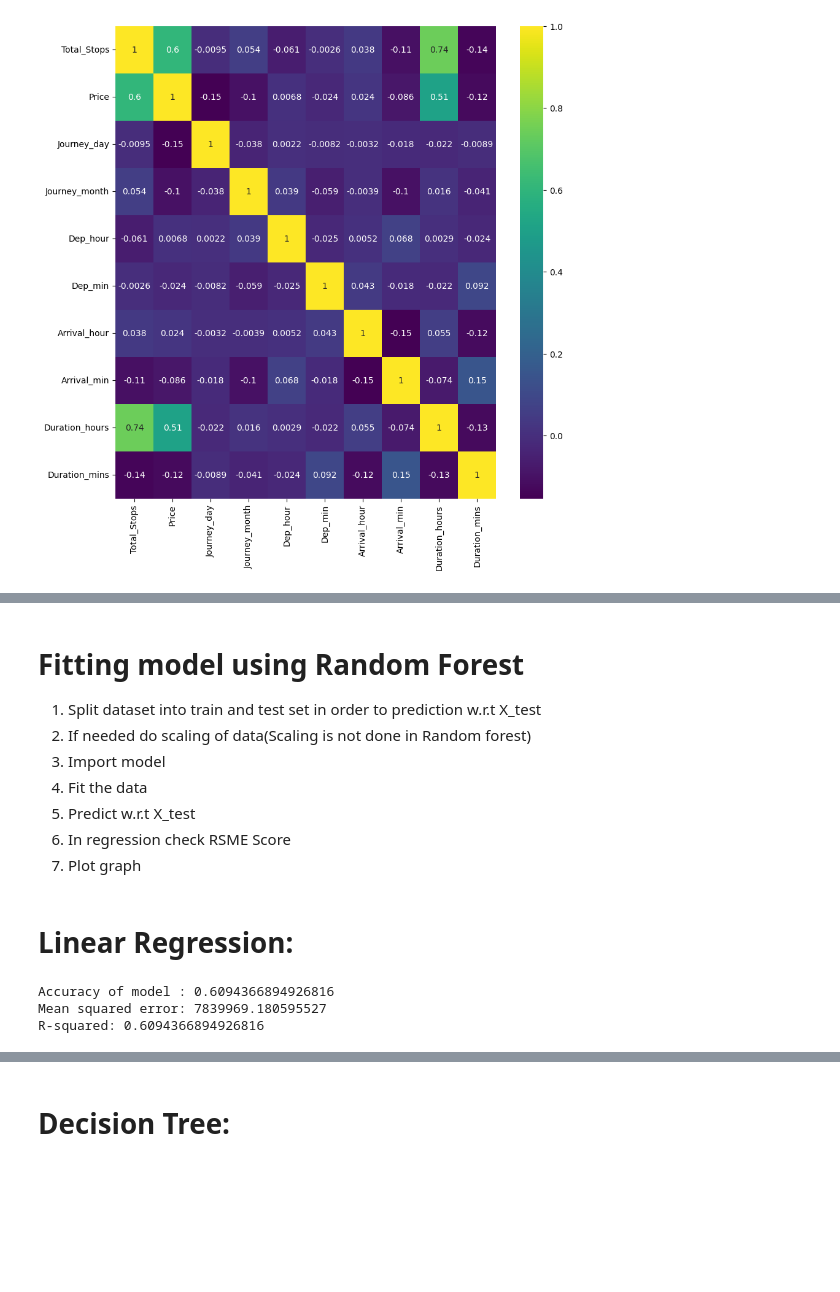
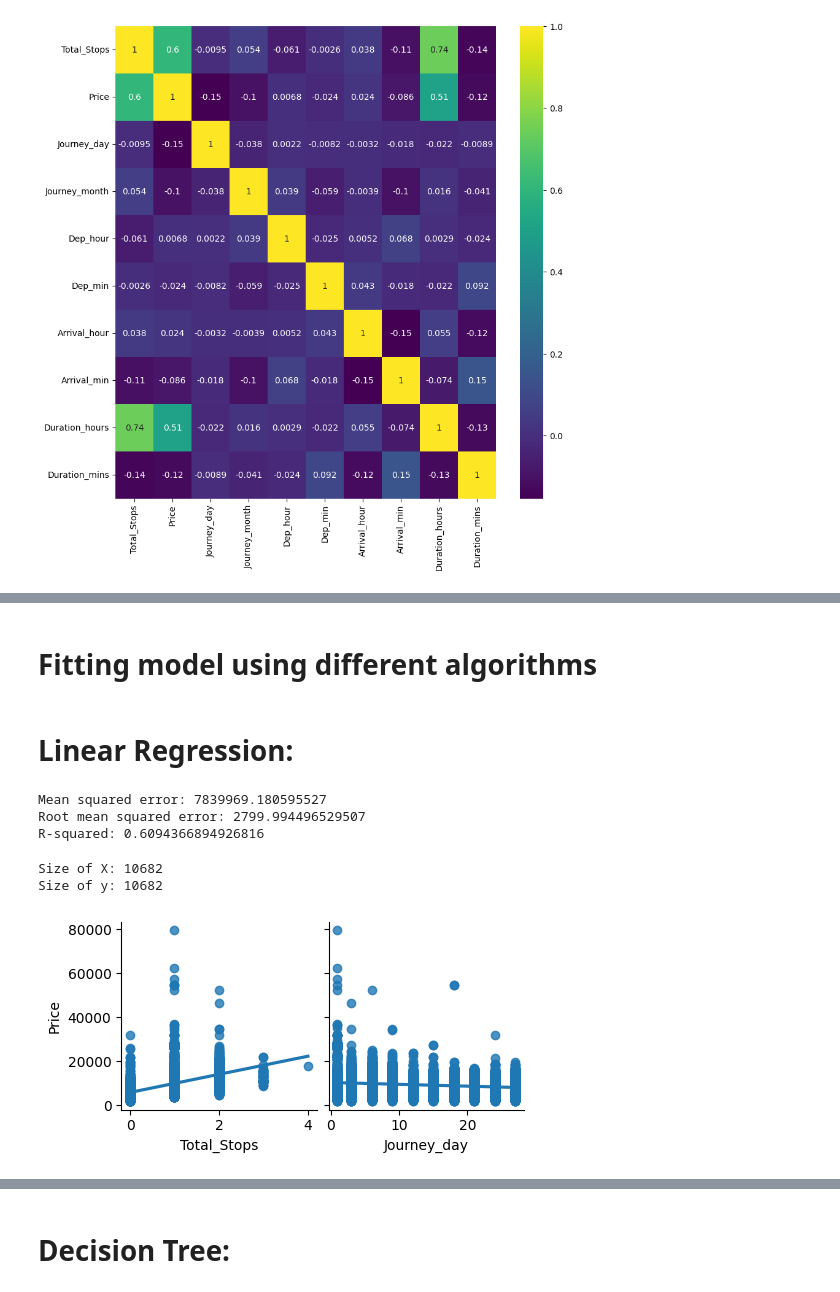
Before and after one commit to SoumyaRanjan-1702/Flight-Price-Prediction, a Jupyter notebook: flight price.ipynb, the cells around one changed output, grey strips where cells are left out. Drawn from its saved outputs; the diff is of its cells as text; code cells hidden in the pictures; blank space fills up the shorter version.

```diff
--- a/flight price.ipynb
+++ b/flight price.ipynb
@@ -662,12 +2900,5 @@ plt.show()
-# %% [markdown]
-# Fitting model using Random Forest
-1. Split dataset into train and test set in order to prediction w.r.t X_test
-2. If needed do scaling of data(Scaling is not done in Random forest)
-3. Import model
-4. Fit the data
-5. Predict w.r.t X_test
-6. In regression check RSME Score
-7. Plot graph
+# %% [markdown]
+# Fitting model using different algorithms
 # %%
 X_train, X_test, y_train, y_test = train_test_split(X, y, test_size=0.33, random_state=42)
 # %% [markdown]
@@ -689,12 +2920,31 @@ y_pred = lr.predict(X_test)
 # Evaluate the model on the testing data
 score = lr.score(X_test, y_test)
 mse = mean_squared_error(y_test, y_pred)
+rmse = np.sqrt(mse)
 r2 = r2_score(y_test, y_pred)
 
-print("Accuracy of model :", score)
+# print("Accuracy of model :", score)
 print("Mean squared error:", mse)
+print("Root mean squared error:", rmse)
 print("R-squared:", r2)
 # %% [output]
-Accuracy of model : 0.6094366894926816
 Mean squared error: 7839969.180595527
+Root mean squared error: 2799.994496529507
 R-squared: 0.6094366894926816
+# %%
+print("Size of X:", len(X))
+print("Size of y:", len(y))
+# %% [output]
+Size of X: 10682
+Size of y: 10682
+# %%
+features = [ 'Total_Stops','Journey_day' ]
+target ='Price'
+
+# Create a pairplot with the data
+sns.pairplot(train_data, x_vars=features, y_vars=target, kind='reg')
+
+# Show the plot
+plt.show()
+# %% [output]
+[figure, added]
```
Also changed, not shown: parts of 75 cells of this notebook, 8 other files.
